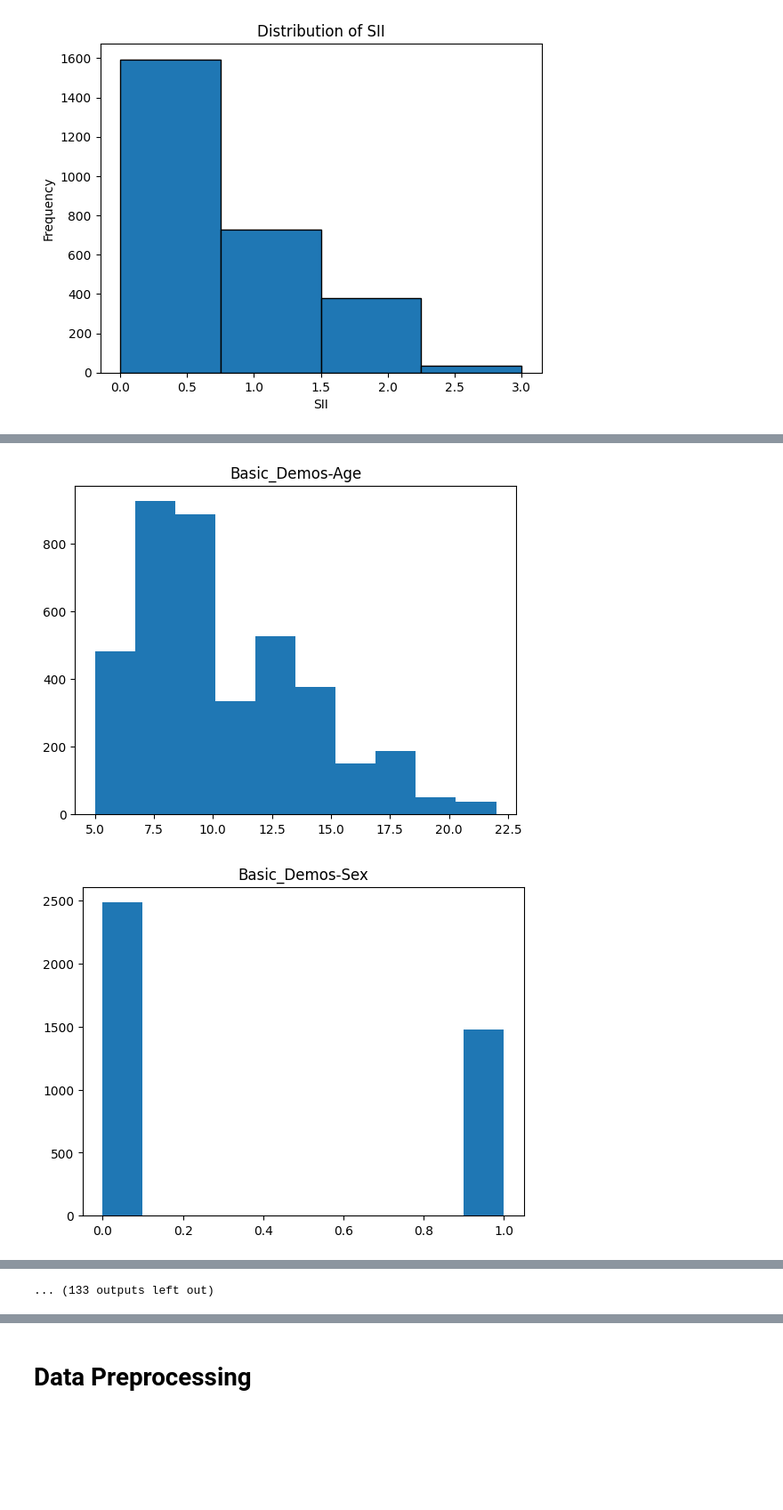
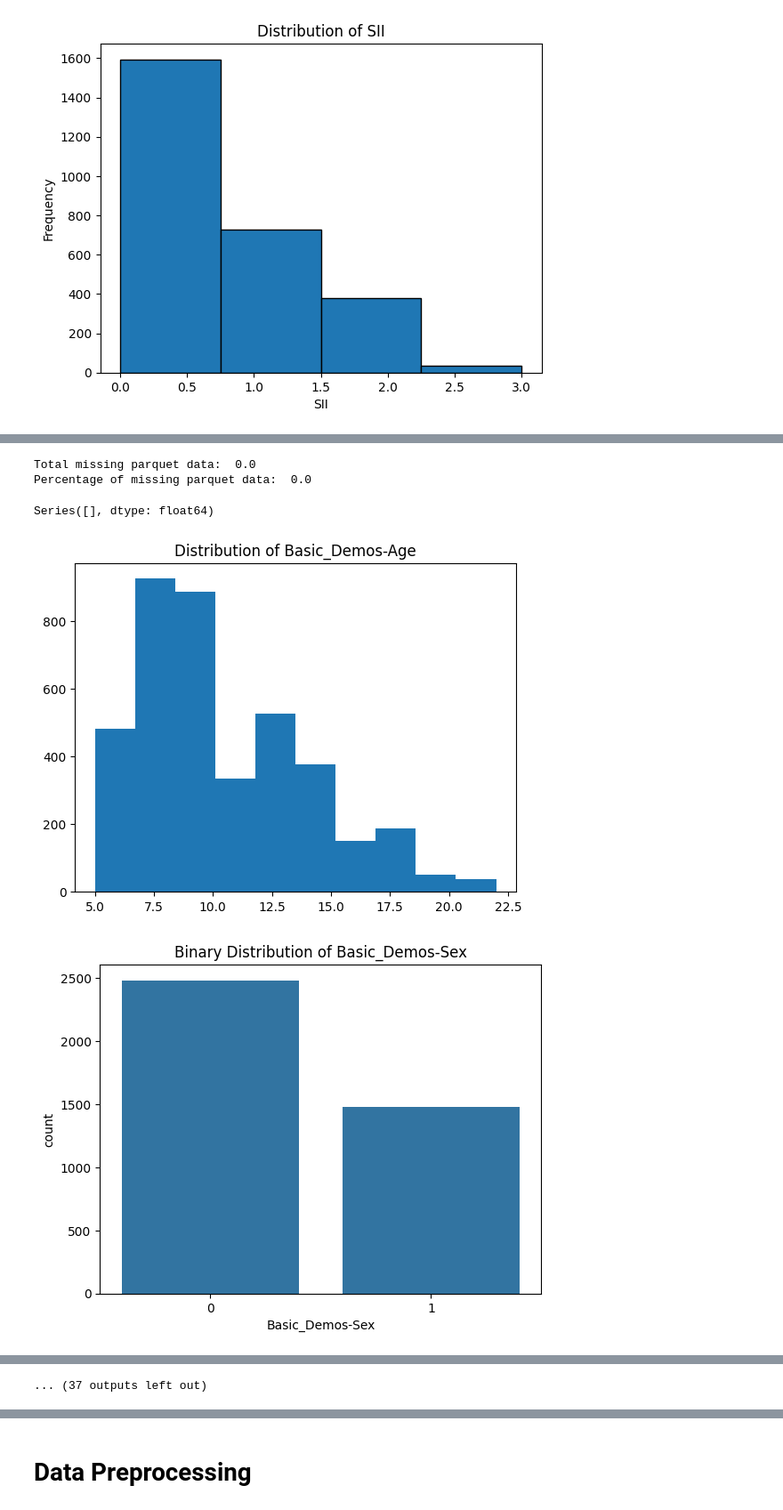
Before and after one commit to CeliePierre/Problematic-Internet-Use, a Jupyter notebook: cmi-first-predictions.ipynb, the cells around one changed output, grey strips where cells are left out. Shown at 89% size. Saved outputs shown, nothing was run; the diff lists cells and outputs as text; code cells hidden in the pictures; blank space fills up the shorter version.

```diff
--- a/cmi-first-predictions.ipynb
+++ b/cmi-first-predictions.ipynb
@@ -76,10 +77,10 @@ Index(['sii'], dtype='object')
 # %%
 # Cite: https://www.kaggle.com/code/cchangyyy/0-490-notebook
 
-time_series_cols = train_ts.columns.tolist()
-time_series_cols.remove("id")
-train_data = pd.merge(train_data, train_ts, how="left", on="id")
-test_data = pd.merge(test_data, test_ts, how="left", on="id")
+# time_series_cols = train_ts.columns.tolist()
+# time_series_cols.remove("id")
+# train_data = pd.merge(train_data, train_ts, how="left", on="id")
+# test_data = pd.merge(test_data, test_ts, how="left", on="id")
 train_data = train_data.drop("id", axis=1)
 # %%
 # # Make a copy (comment on/off)
@@ -98,12 +146,32 @@ plt.show()
+# %%
+# Missing parquet data
+missing_parquet = (
+    train_data.loc[:, train_data.columns.str.startswith("stat_")].isnull().sum().sum()
+)
+print("Total missing parquet data: ", missing_parquet)
+print("Percentage of missing parquet data: ", missing_parquet / train_data.size * 100)
+train_data.loc[
+    :, train_data.columns.str.startswith("stat_")
+].isnull().sum().sort_values(ascending=False)
+# %% [output]
+Total missing parquet data:  0.0
+Percentage of missing parquet data:  0.0
+Series([], dtype: float64)
 # %%
 df_cat = train_data.select_dtypes(include=["object"])
 df_num = train_data.select_dtypes(include=["int64", "float64"])
 # %%
 # Data visualization for numerical data
 for i in df_num.columns:
-    plt.hist(df_num[i])
-    plt.title(i)
+    unique_values = df_num[i].dropna().unique()
+    # Check for binary data
+    if len(unique_values) == 2:
+        sns.countplot(x=df_num[i])
+        plt.title(f"Binary Distribution of {i}")
+    else:
+        plt.hist(df_num[i])
+        plt.title(f"Distribution of {i}")
     plt.show()
 # %% [output]
-[figure, old version]
+[figure, new version]
-[figure, old version]
+[figure, new version]
@@ -120,4 +188,4 @@ for i in df_num.columns:
-... (133 outputs left out)
+... (37 outputs left out)
 # %%
 # Data visualization for categorical data
 for i in df_cat.columns:
```
Also changed, not shown: parts of 11 cells of this notebook, 2 other files.
